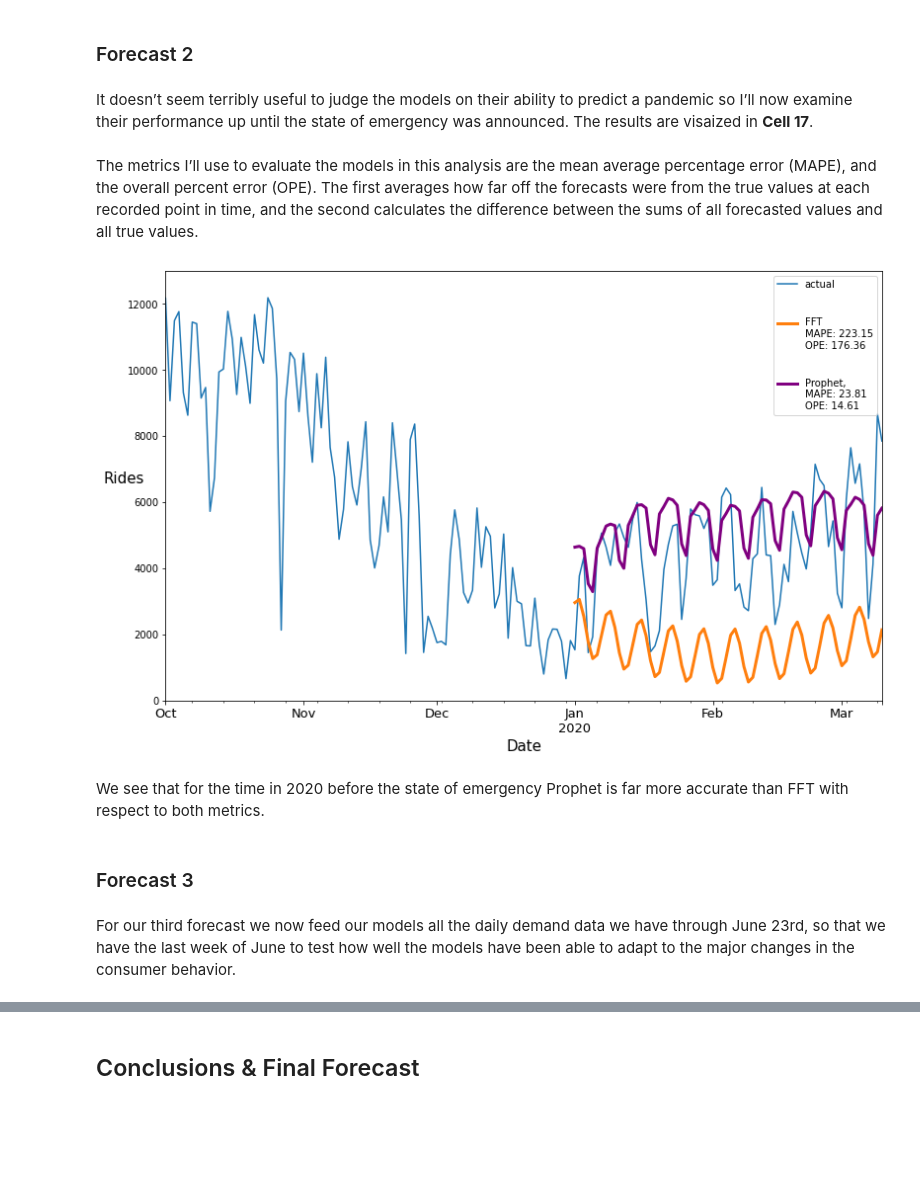
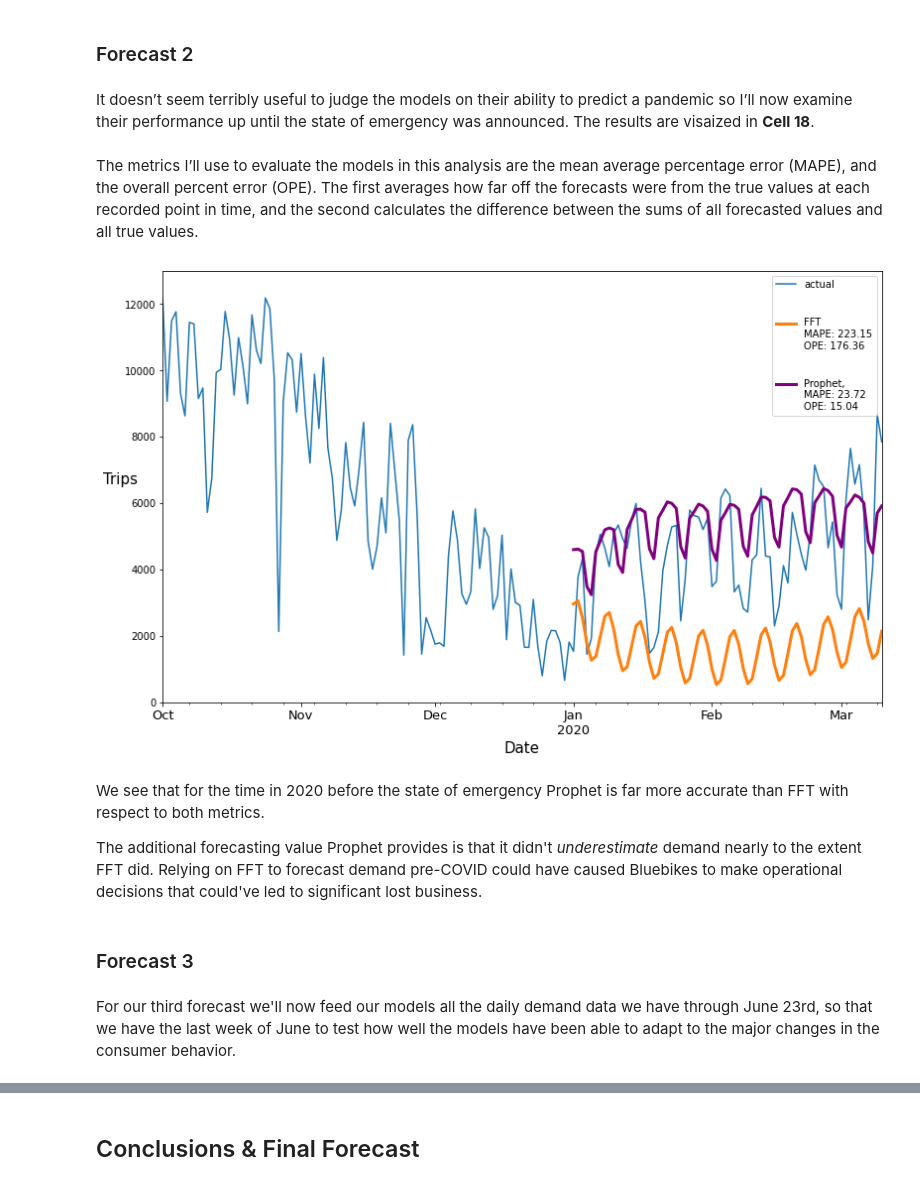
Before and after one commit to iklasky/Springboard, a Jupyter notebook: bikes/Forecasting_Covid_Blue_Bikes.ipynb, the cells around one changed output, grey strips where cells are left out. Cells and saved outputs as stored; diff of their text form; code cells hidden in the pictures; blank space fills up the shorter version.

```diff
--- a/bikes/Forecasting_Covid_Blue_Bikes.ipynb
+++ b/bikes/Forecasting_Covid_Blue_Bikes.ipynb
@@ -38,12 +40,12 @@ I pulled the data going back from January 2017, all the way up to June 2020. We
 df = pd.read_csv('data/blue_bikes_trip_data/201701-hubway-tripdata.csv', index_col=1, parse_dates=True)
 
 path = './data/blue_bikes_trip_data/'
-for file in sorted(os.listdir(path))[1:]:
+for file in sorted(os.listdir(path))[2:]:
     df_new = pd.read_csv(path+file, index_col=1, parse_dates=True)
     frames = [df,df_new]
     df = pd.concat(frames)
 
-df.head()
+df.head(3)
 # %% [output]
 |  | tripduration | stoptime | start station id | start station name | start station latitude | ... |
 | starttime |  |  |  |  |  | ... |
@@ -84,0 +59,4 @@ daily_data
+# %%
+daily_data = df.groupby([pd.Grouper(freq='D')]).count().reset_index().iloc[:, : 2]
+daily_data.columns = ['date','trips']
+daily_data
@@ -87,6 +79,6 @@ Many time series models require data to be presented in uniform distances. We ca
 # %%
-if 'time' in daily_data.columns:
-    daily_data=daily_data.set_index('time')
+if 'date' in daily_data.columns:
+    daily_data=daily_data.set_index('date')
     daily_data.index = daily_data.index.date
 
     daily_data.loc[dt.datetime.strptime('2018-03-13', '%Y-%m-%d').date()] = [0]
@@ -94,6 +86,7 @@ if 'time' in daily_data.columns:
 
 daily_data.sort_index(inplace=True)
 daily_data.index.rename('date',inplace=True)
+daily_data.reset_index(inplace=True)
 # %% [markdown]
 We can see the time series of the daily blue bike rides in greater Boston from 2017 to 2020 below.
 # %%
@@ -201,13 +185,11 @@ I suspected that the both models might give reasonable forecasts up until the st
 # %% [markdown]
 ### Forecast 2<a name="fc2"></a>
 # %% [markdown]
-It doesn’t seem terribly useful to judge the models on their ability to predict a pandemic so I’ll now examine their performance up until the state of emergency was announced. The results are visaized in **Cell 17**.
+It doesn’t seem terribly useful to judge the models on their ability to predict a pandemic so I’ll now examine their performance up until the state of emergency was announced. The results are visaized in **Cell 18**.
 # %% [markdown]
 The metrics I’ll use to evaluate the models in this analysis are the mean average percentage error (MAPE), and the  overall percent error (OPE). The first averages how far off the forecasts were from the true values at each recorded point in time, and the second calculates the difference between the sums of all forecasted values and all true values.
 # %%
-soe_date = '2020-03-11'
-daily_data_pre_soe = daily_data.iloc[:daily_data.index.get_loc(dt.datetime.strptime(soe_date, '%Y-%m-%d').date()),:]
-series2 = TimeSeries.from_dataframe(daily_data_pre_soe.reset_index(), 'date', 'total')
+series2 = TimeSeries.from_dataframe(daily_data[daily_data['date'] < dt.datetime.strptime('2020-03-11', '%Y-%m-%d').date()], 'date', 'trips')
 train2, val2 = series2.split_before(pd.Timestamp('20200101'))
 # %%
 model_FFT2 = FFT()
@@ -220,19 +202,21 @@ prediction_Prophet2 = model_Prophet2.predict(len(val2))
 # %%
 plt.figure(figsize=(13, 8))
 series2.plot(label='actual')
 prediction_FFT2.plot(label='\n\nFFT \nMAPE: '+str(round(mape(prediction_FFT2, series2),2))+'\nOPE: '+str(round(ope(prediction_FFT2, series2),2)),lw=3)
 prediction_Prophet2.plot(label='\n\nProphet, \nMAPE: '+str(round(mape(prediction_Prophet2, series2),2))+'\nOPE: '+str(round(ope(prediction_Prophet2, series2),2)),lw=3,color='purple')
 plt.axis([dt.datetime.strptime('2019-10-01', '%Y-%m-%d').date(),dt.datetime.strptime('2020-03-10', '%Y-%m-%d').date(),0,13000])
-plt.ylabel('Rides',rotation=0,size=15)
+plt.ylabel('Trips',rotation=0,size=15)
 plt.xlabel('Date',rotation=0,size=15)
 plt.tick_params(axis='x', which='major', labelsize=13)
 plt.legend()
 plt.show()
 # %% [output]
-[figure, old version]
+[figure, new version]
 # %% [markdown]
 We see that for the time in 2020 before the state of emergency Prophet is far more accurate than FFT with respect to both metrics.
+
+The additional forecasting value Prophet provides is that it didn't *underestimate* demand nearly to the extent FFT did. Relying on FFT to forecast demand pre-COVID could have caused Bluebikes to make operational decisions that could've led to significant lost business.
 # %% [markdown]
 ### Forecast 3<a name="fc3"></a>
 # %% [markdown]
-For our third forecast we now feed our models all the daily demand data we have through June 23rd, so that we have the last week of June to test how well the models have been able to adapt to the major changes in the consumer behavior.
+For our third forecast we'll now feed our models all the daily demand data we have through June 23rd, so that we have the last week of June to test how well the models have been able to adapt to the major changes in the consumer behavior.
```
Also changed, not shown: parts of 30 cells of this notebook.
